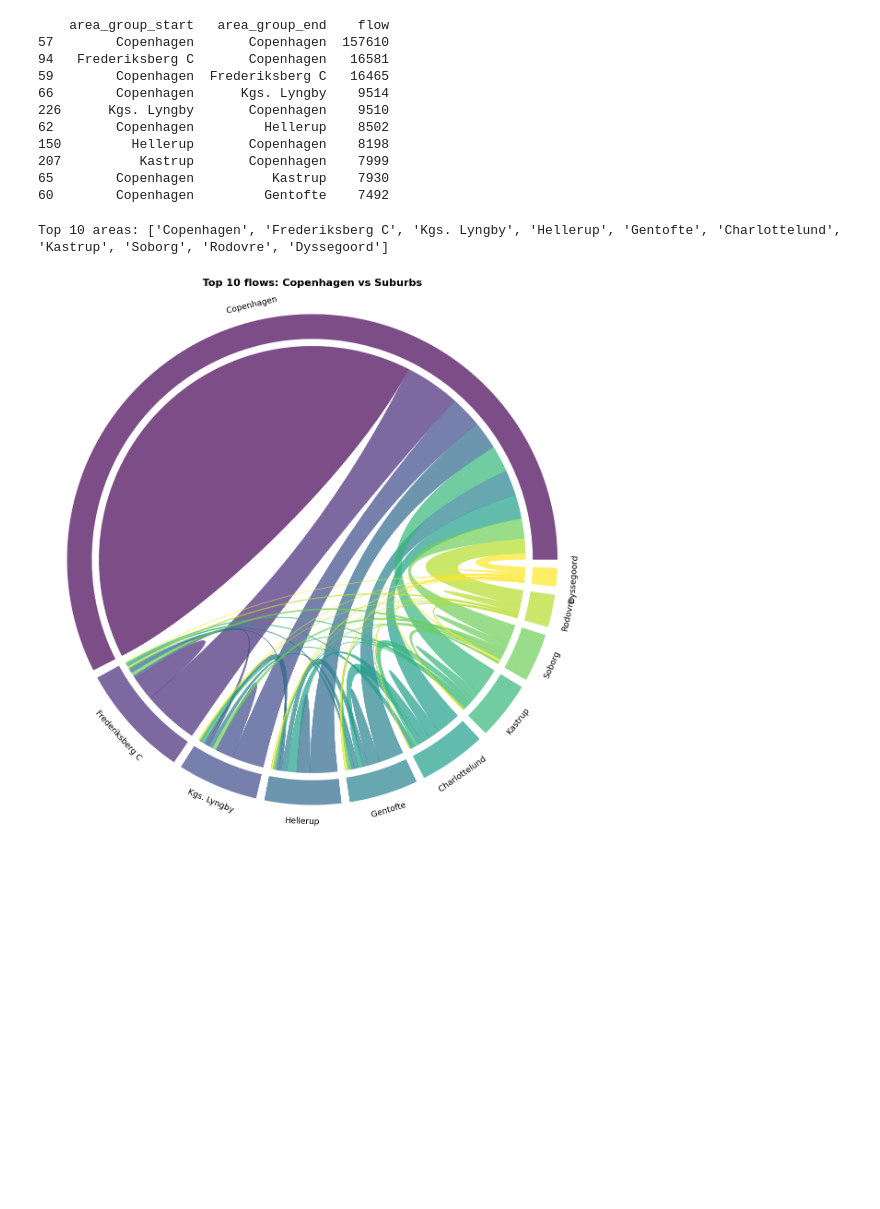
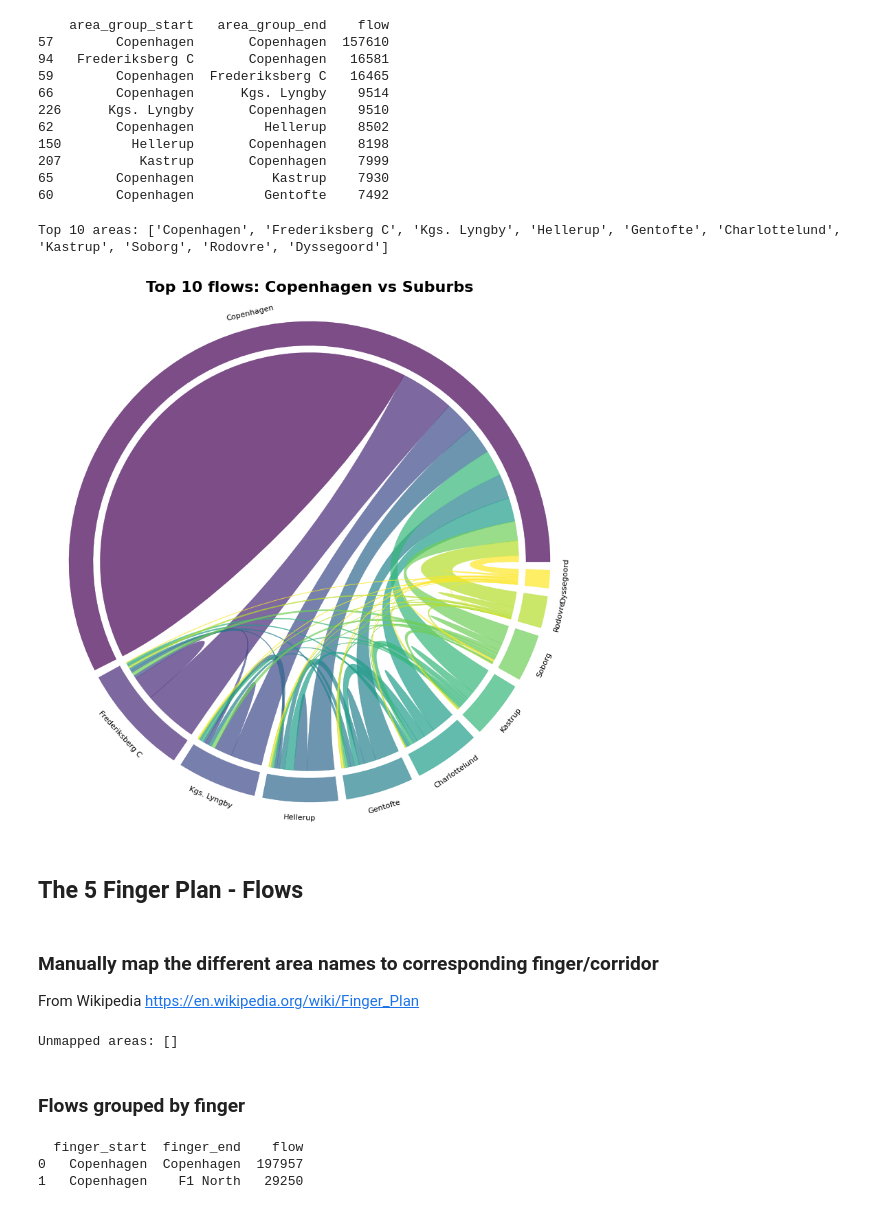
Before and after one commit to florentinafabregas/geospatial, a Jupyter notebook: notebooks/flows.ipynb, the cells around one changed output. Cells and saved outputs as stored; diff of their text form; code cells hidden in the pictures; blank space fills up the shorter version.

Commit message:
5 finger flows - chore diagrams

```diff
--- a/notebooks/flows.ipynb
+++ b/notebooks/flows.ipynb
@@ -300,34 +302,40 @@ print(flows_grouped.sort_values('flow', ascending=False).head(10))
 # %%
 # Get top 10 areas by total flow
 top_10 = (
     flows_grouped.groupby('area_group_start')['flow'].sum() +
     flows_grouped.groupby('area_group_end')['flow'].sum()
 ).sort_values(ascending=False).head(10).index.tolist()
 
 print("Top 10 areas:", top_10)
 
 # Filter flows to only top 10
 flows_top10 = flows_grouped[
     flows_grouped['area_group_start'].isin(top_10) &
     flows_grouped['area_group_end'].isin(top_10)
 ]
 
 # Build matrix
 area_idx = {area: i for i, area in enumerate(top_10)}
 N = len(top_10)
 
 matrix = np.zeros((N, N))
 for _, row in flows_top10.iterrows():
     i = area_idx[row['area_group_start']]
     j = area_idx[row['area_group_end']]
     matrix[i][j] = row['flow']
 
 # Plot
-fig, ax = plt.subplots(figsize=(12, 12))
-chord_diagram(matrix, top_10, ax=ax)
+fig, ax = plt.subplots(figsize=(8, 8))
+chord_diagram(matrix, top_10, ax=ax, fontsize=8)
 plt.title('Top 10 flows: Copenhagen vs Suburbs', fontsize=16, fontweight='bold')
-plt.savefig("chord_top10_grouped.png", dpi=150, bbox_inches='tight')
+plt.savefig("../artifacts/cph-suburubs-chord.png", dpi=150, bbox_inches='tight')
 plt.show()
 # %% [output]
 Top 10 areas: ['Copenhagen', 'Frederiksberg C', 'Kgs. Lyngby', 'Hellerup', 'Gentofte', 'Charlottelund', 'Kastrup', 'Soborg', 'Rodovre', 'Dyssegoord']
-[figure, old version]
+[figure, new version]
+# %% [markdown]
+## The 5 Finger Plan - Flows
+# %% [markdown]
+### Manually map the different area names to corresponding finger/corridor
+
+From Wikipedia https://en.wikipedia.org/wiki/Finger_Plan
@@ -333,0 +386,24 @@ Top 10 areas: ['Copenhagen', 'Frederiksberg C', 'Kgs. Lyngby', 'Hellerup', 'Gent
+# %%
+# Apply mapping
+
+df['finger_start'] = df['start_area_name'].map(finger_map)
+df['finger_end']   = df['end_area_name'].map(finger_map)
+
+unmapped = df[df['finger_start'].isna()]['start_area_name'].unique()
+print("Unmapped areas:", unmapped)
+# %% [output]
+Unmapped areas: []
+# %% [markdown]
+### Flows grouped by finger
+# %%
+flows_fingers = (
+    df.groupby(['finger_start', 'finger_end'])
+    .size()
+    .reset_index(name='flow')
+)
+
+print(flows_fingers.sort_values('flow', ascending=False).head(2))
+# %% [output]
+  finger_start  finger_end    flow
+0   Copenhagen  Copenhagen  197957
+1   Copenhagen    F1 North   29250
```
Also changed, not shown: parts of 17 cells of this notebook, 12 other files.
